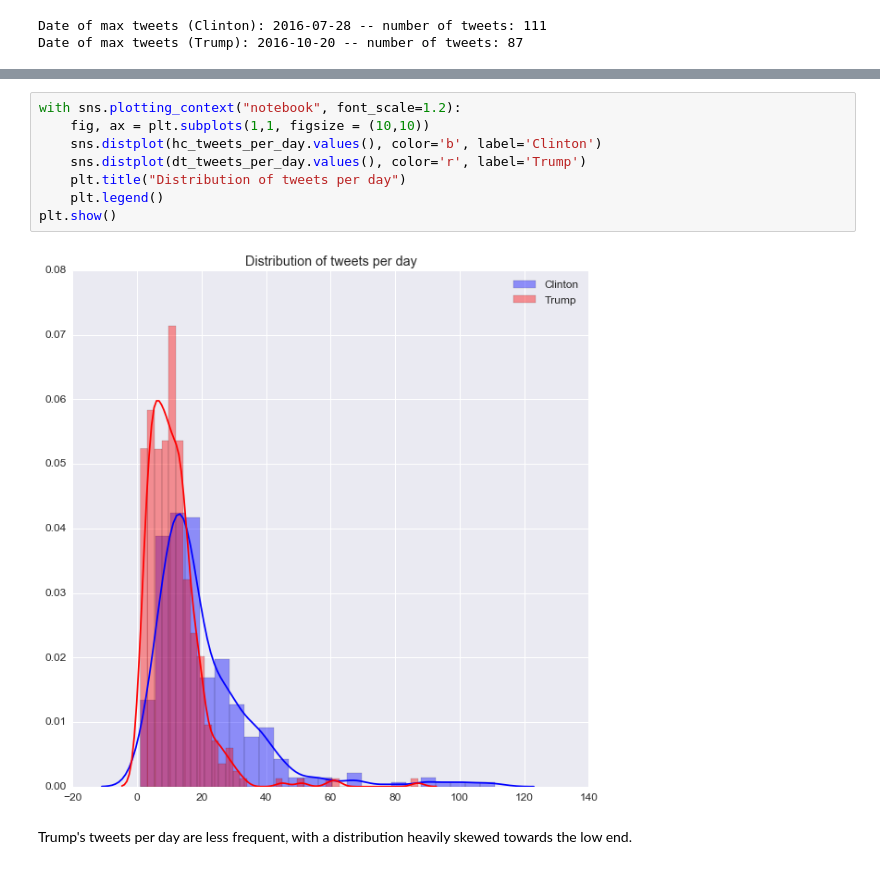
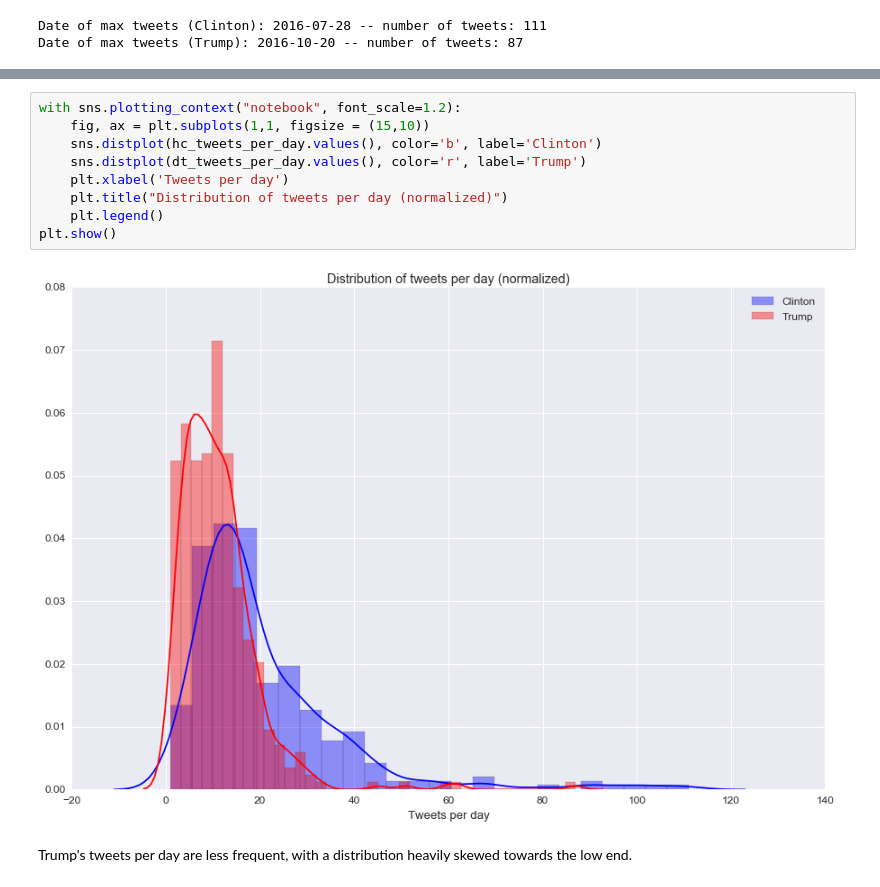
Before and after one commit to carlosjarguello/Tweet_Analysis_Clinton_Trump, a Jupyter notebook: Analysis_Trump_Clinton_Tweets.ipynb, the cells around one changed output, grey strips where cells are left out. Cells and saved outputs as stored; diff of their text form.

```diff
--- a/Analysis_Trump_Clinton_Tweets.ipynb
+++ b/Analysis_Trump_Clinton_Tweets.ipynb
@@ -92,12 +116,13 @@ Date of max tweets (Trump): 2016-10-20 -- number of tweets: 87
 # %%
 with sns.plotting_context("notebook", font_scale=1.2):
-    fig, ax = plt.subplots(1,1, figsize = (10,10))
+    fig, ax = plt.subplots(1,1, figsize = (15,10))
     sns.distplot(hc_tweets_per_day.values(), color='b', label='Clinton')
     sns.distplot(dt_tweets_per_day.values(), color='r', label='Trump')
-    plt.title("Distribution of tweets per day")
+    plt.xlabel('Tweets per day')
+    plt.title("Distribution of tweets per day (normalized)")
     plt.legend()
 plt.show()
 # %% [output]
-[figure, old version]
+[figure, new version]
 # %% [markdown]
 Trump's tweets per day are less frequent, with a distribution heavily skewed towards the low end.
```
Also changed, not shown: parts of 90 cells of this notebook, 7 other files.
